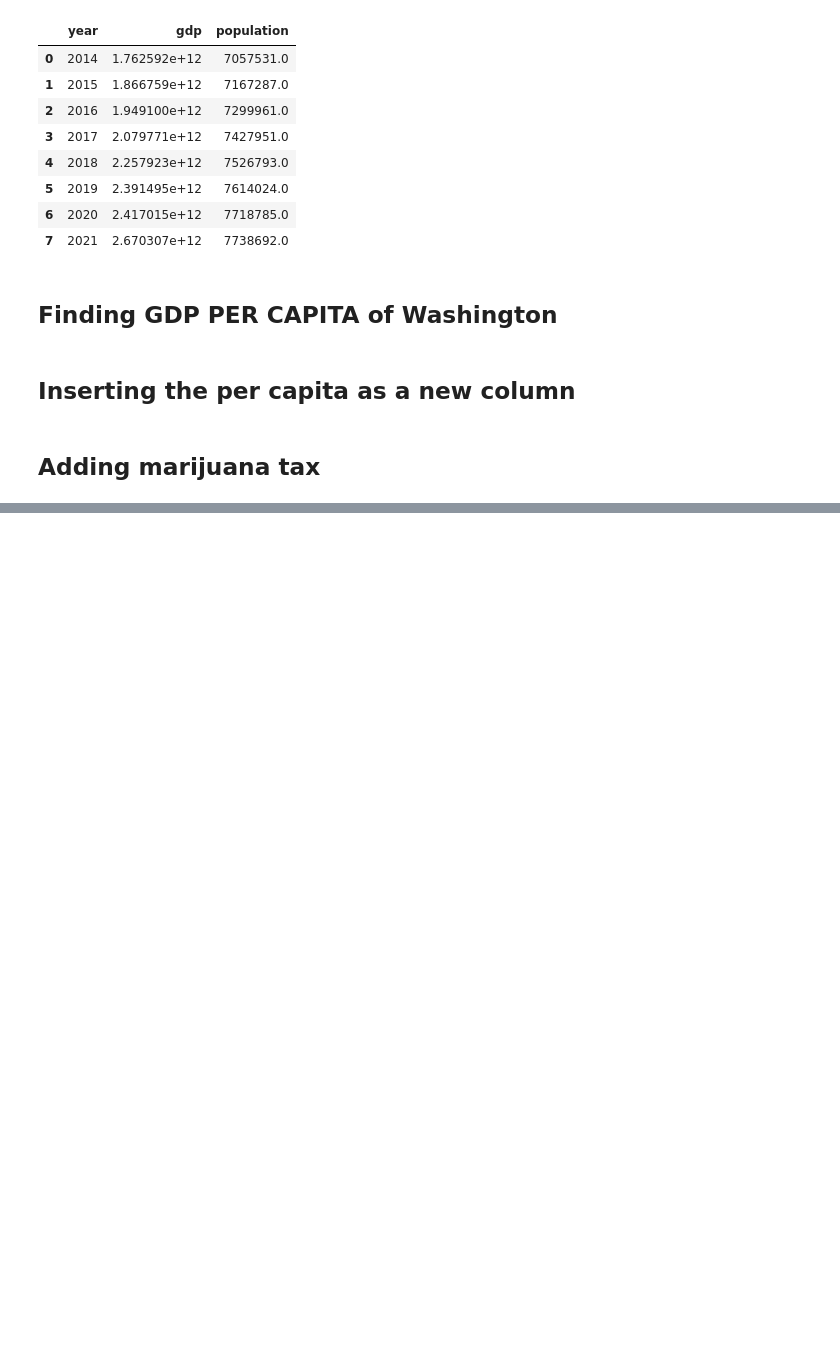
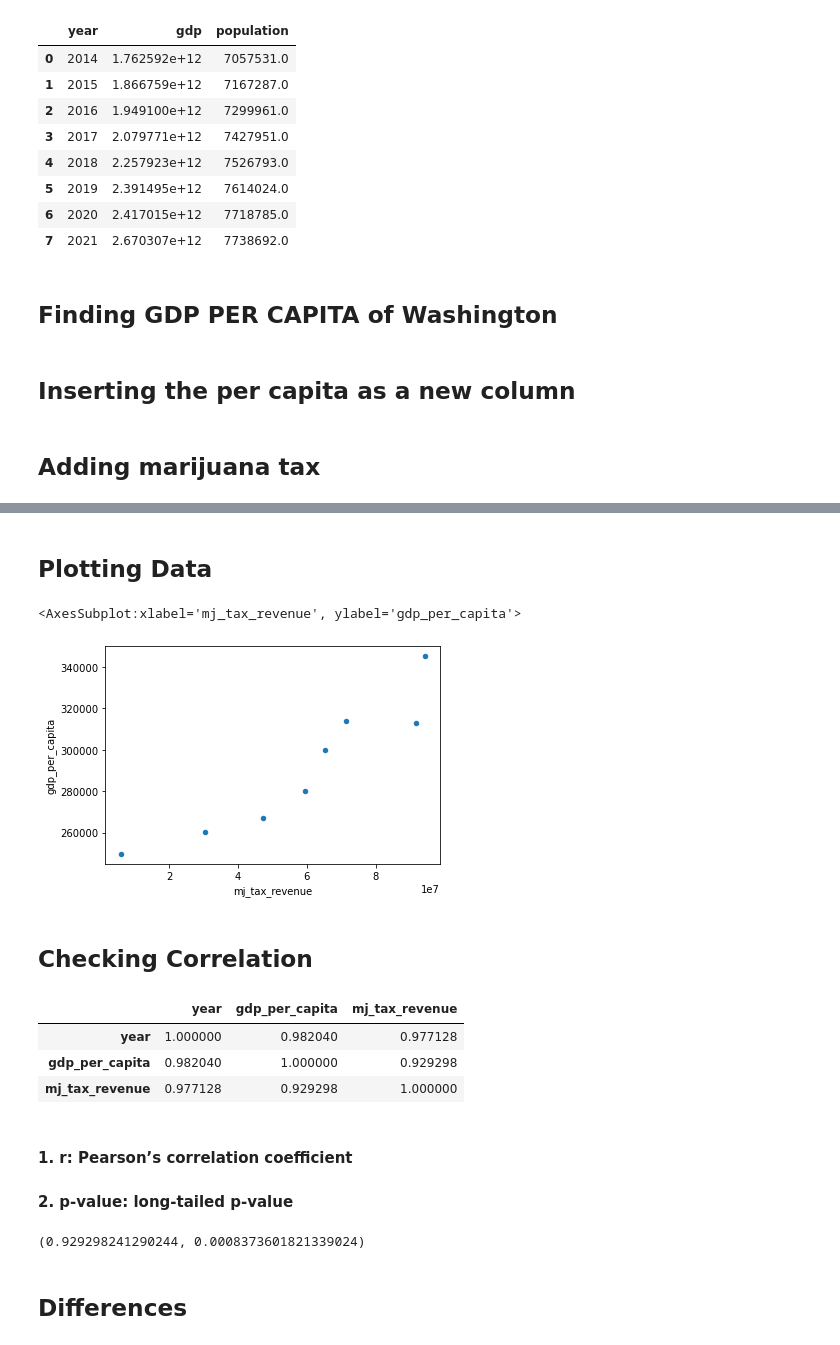
Before and after one commit to jho97/specs_capstone, a Jupyter notebook: visualized_data/wa_gdp_per_capita.ipynb, the cells around one changed output, grey strips where cells are left out. Drawn from its saved outputs; the diff is of its cells as text; code cells hidden in the pictures; blank space fills up the shorter version.

```diff
--- a/visualized_data/wa_gdp_per_capita.ipynb
+++ b/visualized_data/wa_gdp_per_capita.ipynb
@@ -249,0 +256,2 @@ wa_mj_tax.drop(columns=["Total retail value of cannabis and cannabis products (b
+# %%
+wa_mj_tax = pd.DataFrame(wa_mj_tax)
@@ -249,0 +260,5 @@ wa_mj_tax.drop(columns=["Total retail value of cannabis and cannabis products (b
+# %%
+mj_tax_revenue = wa_mj_tax["mj_tax_revenue"]
+# %%
+merged_df = merged_df.join(mj_tax_revenue)
+merged_df
@@ -249,0 +275,2 @@ wa_mj_tax.drop(columns=["Total retail value of cannabis and cannabis products (b
+# %%
+wa_plot_df = merged_df.drop(columns=["gdp","population"])
@@ -249,0 +286,9 @@ wa_mj_tax.drop(columns=["Total retail value of cannabis and cannabis products (b
+# %% [markdown]
+## Plotting Data
+# %%
+wa_plot_df.plot.scatter(y="gdp_per_capita", x="mj_tax_revenue")
+# %% [output]
+<AxesSubplot:xlabel='mj_tax_revenue', ylabel='gdp_per_capita'>
+[figure, added]
+# %% [markdown]
+## Checking Correlation
@@ -249,0 +297,16 @@ wa_mj_tax.drop(columns=["Total retail value of cannabis and cannabis products (b
+# %%
+wa_plot_df.corr()
+# %% [output]
+|  | year | gdp_per_capita | mj_tax_revenue |
+| year | 1.000000 | 0.982040 | 0.977128 |
+| gdp_per_capita | 0.982040 | 1.000000 | 0.929298 |
+| mj_tax_revenue | 0.977128 | 0.929298 | 1.000000 |
+# %% [markdown]
+#### 1. r: Pearson’s correlation coefficient
+#### 2. p-value: long-tailed p-value
+# %%
+stats.pearsonr(wa_plot_df['gdp_per_capita'], wa_plot_df['mj_tax_revenue'])
+# %% [output]
+(0.929298241290244, 0.0008373601821339024)
+# %% [markdown]
+## Differences
```
Also changed, not shown: parts of 22 cells of this notebook.
